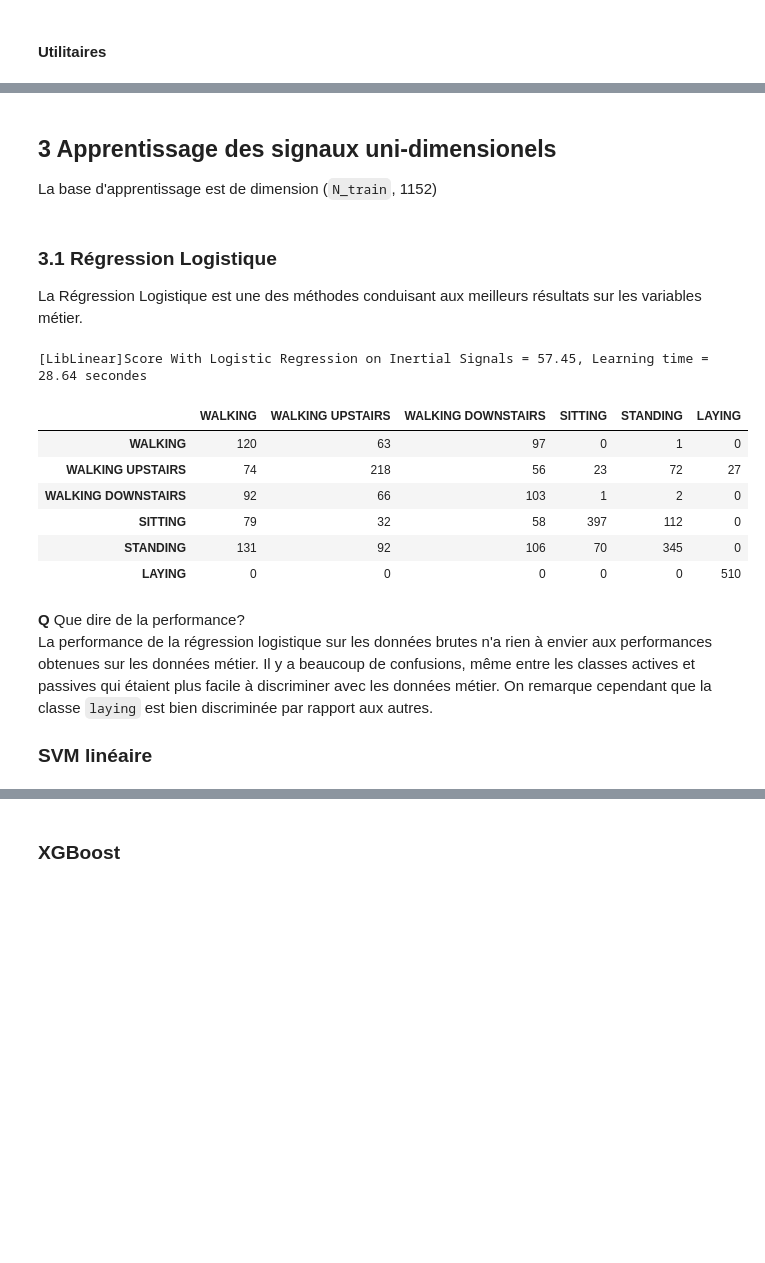
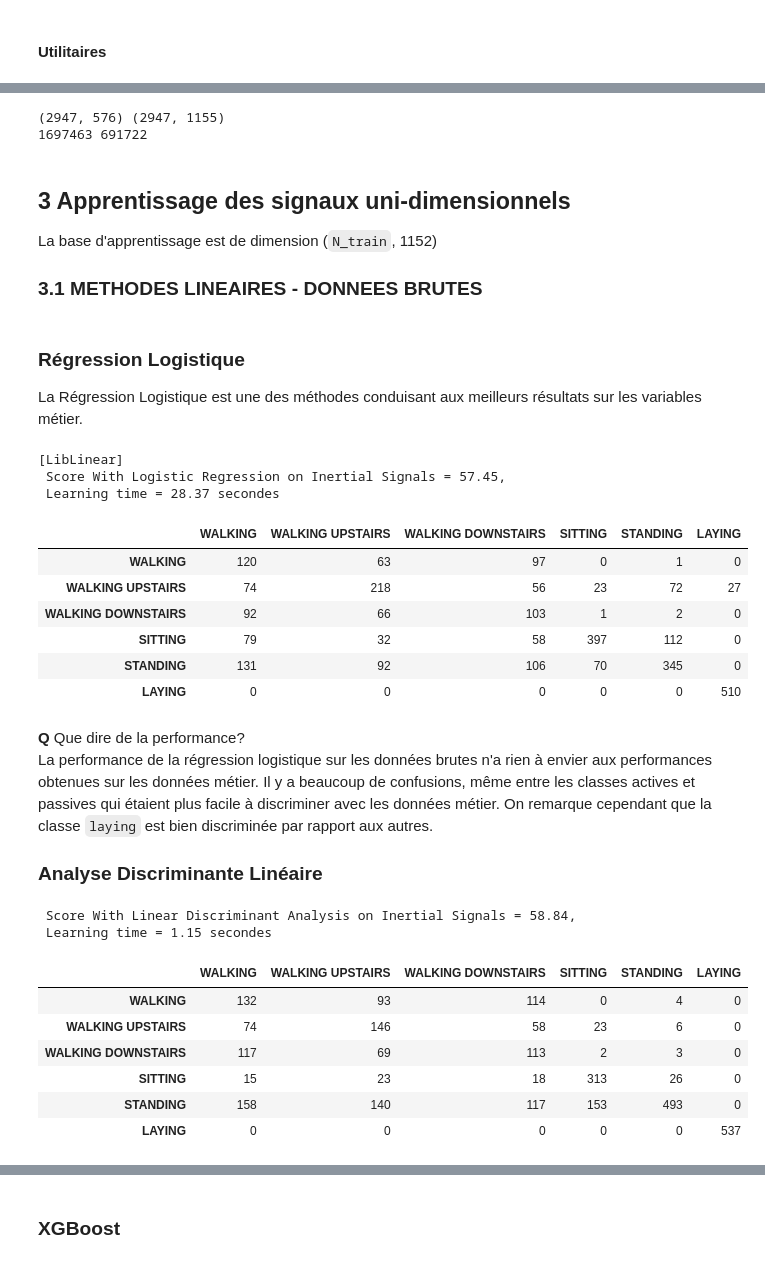
Before and after one commit to eva0marques/Human-recognition-activity-project, a Jupyter notebook: Atelier-HAR-Inertial_data_Keras.ipynb, the cells around one changed output, grey strips where cells are left out. Cells and saved outputs as stored; diff of their text form; code cells hidden in the pictures; blank space fills up the shorter version.

```diff
--- a/Atelier-HAR-Inertial_data_Keras.ipynb
+++ b/Atelier-HAR-Inertial_data_Keras.ipynb
@@ -192,9 +242,18 @@ def _count_classes(y):
+# %%
+TCoeff_test,Coeff_test=wavelet_transformation(X_test_flatten)
+print(Coeff_test.shape, TCoeff_test.shape)
+print(np.sum(Coeff_test!=0), np.sum(TCoeff_test!=0))
+# %% [output]
+(2947, 576) (2947, 1155)
+1697463 691722
 # %% [markdown]
-## 3 Apprentissage des signaux uni-dimensionels
+## 3 Apprentissage des signaux uni-dimensionnels
 
 La base d'apprentissage est de dimension (`N_train`, 1152)
+
+### 3.1 METHODES LINEAIRES - DONNEES BRUTES
 # %% [markdown]
-### 3.1 Régression Logistique
+### Régression Logistique
 
 La Régression Logistique est une des méthodes conduisant aux meilleurs résultats sur les variables métier.
 # %%
@@ -204,12 +263,14 @@ model_lr.fit(X_train_flatten, Y_train_label)
 t_end = time.time()
 t_learning = t_end-t_start
 score = model_lr.score(X_test_flatten, Y_test_label)
-print("\n Score With Logistic Regression on Inertial Signals = %.2f, Learning time = %.2f secondes" %(score*100, t_learning) )
+print("\n Score With Logistic Regression on Inertial Signals = %.2f, \n Learning time = %.2f secondes" %(score*100, t_learning) )
 lr_prediction_label = model_lr.predict(X_test_flatten)
-metadata_svc = {"time_learning" : t_learning, "score" : score}
+metadata_lr = {"time_learning" : t_learning, "score" : score}
 pd.DataFrame(confusion_matrix(lr_prediction_label, Y_test_label), index = LABELS, columns=LABELS)
 # %% [output]
-[LibLinear]Score With Logistic Regression on Inertial Signals = 57.45, Learning time = 28.64 secondes
+[LibLinear]
+ Score With Logistic Regression on Inertial Signals = 57.45,
+ Learning time = 28.37 secondes
 |  | WALKING | WALKING UPSTAIRS | WALKING DOWNSTAIRS | SITTING | STANDING | LAYING |
 | WALKING | 120 | 63 | 97 | 0 | 1 | 0 |
 | WALKING UPSTAIRS | 74 | 218 | 56 | 23 | 72 | 27 |
@@ -221,5 +282,26 @@ pd.DataFrame(confusion_matrix(lr_prediction_label, Y_test_label), index = LABELS
 **Q** Que dire de la performance?
 La performance de la régression logistique sur les données brutes n'a rien à envier aux performances obtenues sur les données métier. Il y a beaucoup de confusions, même entre les classes actives et passives qui étaient plus facile à discriminer avec les données métier. On remarque cependant que la classe `laying` est bien discriminée par rapport aux autres.
 
-
-### SVM linéaire
+### Analyse Discriminante Linéaire
+# %%
+ts = time.time()
+model_lda = LinearDiscriminantAnalysis()
+model_lda=model_lda.fit(X_train_flatten, Y_train_label)
+score = model_lda.score(X_test_flatten, Y_test_label)
+ypred = model_lda.predict(X_test_flatten)
+te = time.time()
+t_learning = te-ts
+print("\n Score With Linear Discriminant Analysis on Inertial Signals = %.2f, \n Learning time = %.2f secondes" %(score*100, t_learning) )
+lda_prediction_label = model_lda.predict(X_test_flatten)
+metadata_lda = {"time_learning" : t_learning, "score" : score}
+pd.DataFrame(confusion_matrix(lda_prediction_label, Y_test_label), index = LABELS, columns=LABELS)
+# %% [output]
+ Score With Linear Discriminant Analysis on Inertial Signals = 58.84,
+ Learning time = 1.15 secondes
+|  | WALKING | WALKING UPSTAIRS | WALKING DOWNSTAIRS | SITTING | STANDING | LAYING |
+| WALKING | 132 | 93 | 114 | 0 | 4 | 0 |
+| WALKING UPSTAIRS | 74 | 146 | 58 | 23 | 6 | 0 |
+| WALKING DOWNSTAIRS | 117 | 69 | 113 | 2 | 3 | 0 |
+| SITTING | 15 | 23 | 18 | 313 | 26 | 0 |
+| STANDING | 158 | 140 | 117 | 153 | 493 | 0 |
+| LAYING | 0 | 0 | 0 | 0 | 0 | 537 |
```
Also changed, not shown: parts of 61 cells of this notebook, 1 other file.
